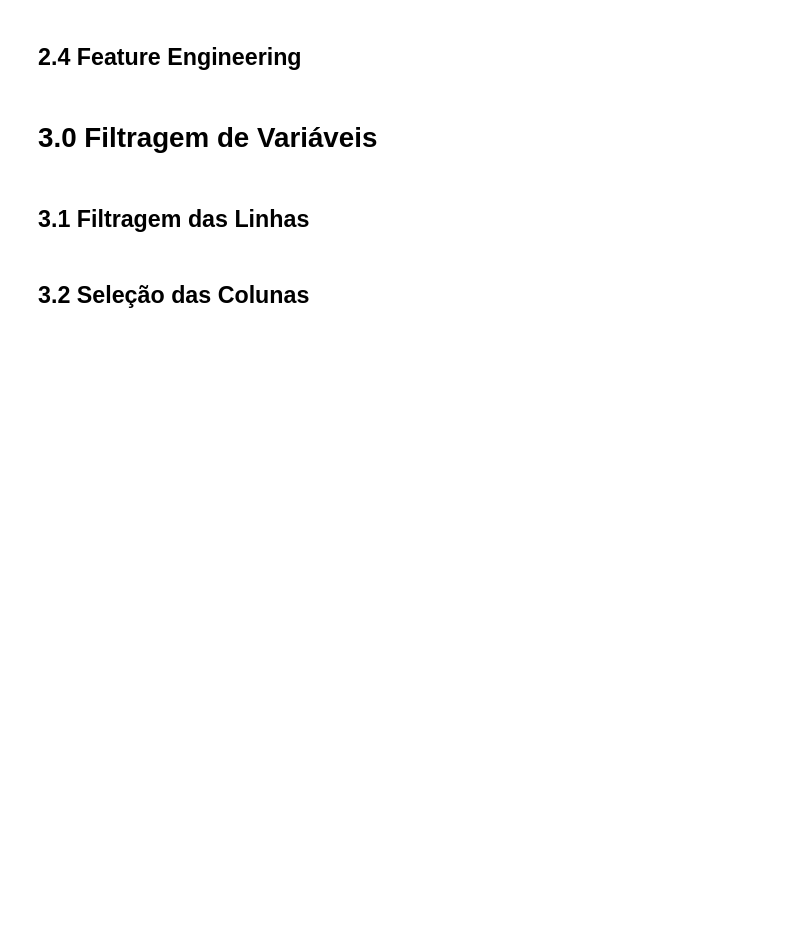
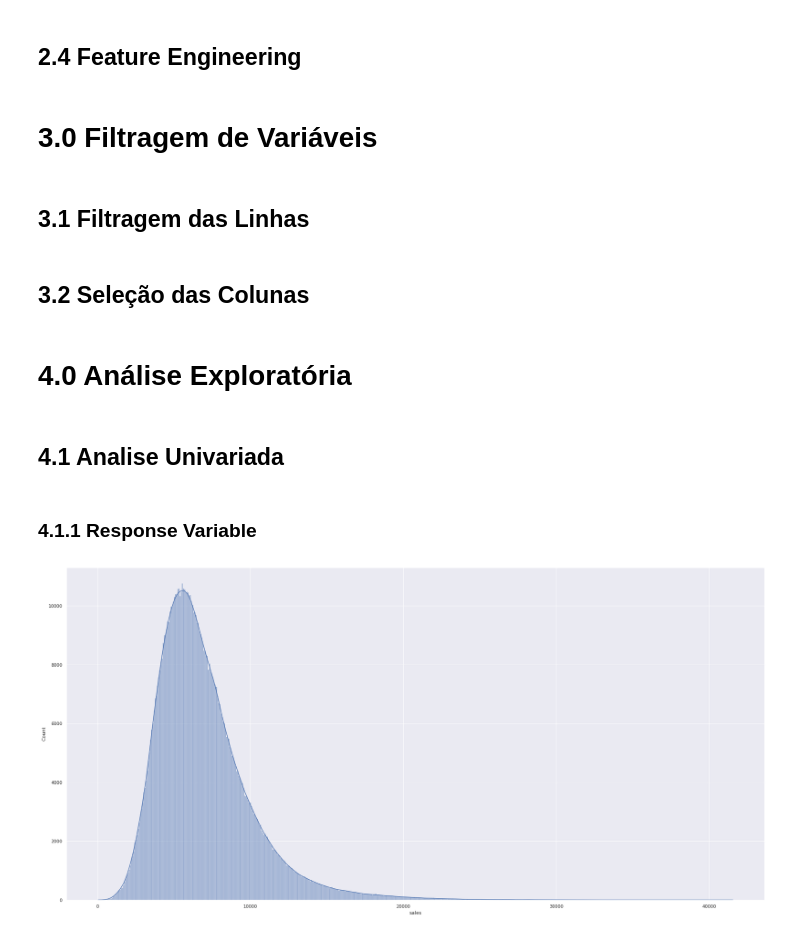
Before and after one commit to GabrielFigueiredoDS/DataScience_em_Producao, a Jupyter notebook: projeto_rossman.ipynb, the cells around one changed output. Drawn from its saved outputs; the diff is of its cells as text; code cells hidden in the pictures; blank space fills up the shorter version.

```diff
--- a/projeto_rossman.ipynb
+++ b/projeto_rossman.ipynb
@@ -284,3 +344,15 @@ df3 = df3[((df3['open'] != 0)  & (df3['sales'] > 0))]
 # %%
 cols_drop = ['customers', 'open', 'promo_interval', 'month_map']
 df3 = df3.drop(cols_drop, axis=1)
+# %% [markdown]
+# 4.0 Análise Exploratória
+# %%
+df4 = df3.copy()
+# %% [markdown]
+## 4.1 Analise Univariada
+# %% [markdown]
+### 4.1.1 Response Variable
+# %%
+sns.histplot( df4['sales'], kde=True );
+# %% [output]
+[figure, added]
```
Also changed, not shown: parts of 25 cells of this notebook.
